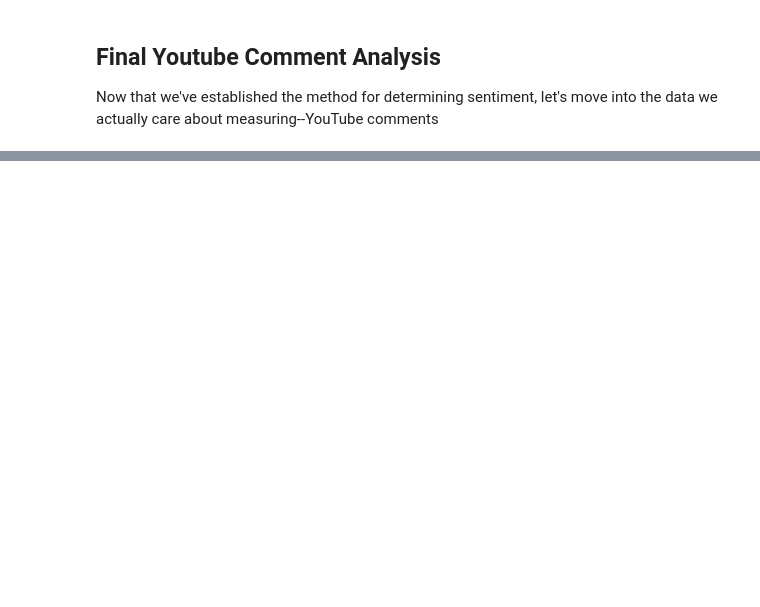
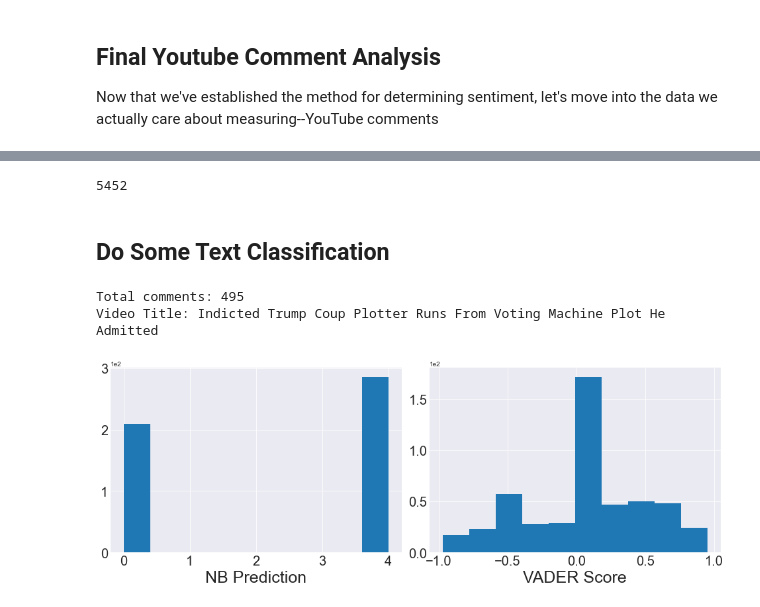
Before and after one commit to keaturner55/yt-comments-practicum, a Jupyter notebook: yt_comment_analysis.ipynb, the cells around one changed output, grey strips where cells are left out. Saved outputs shown, nothing was run; the diff lists cells and outputs as text; code cells hidden in the pictures; blank space fills up the shorter version.

Commit message:
starting comment analysis

```diff
--- a/yt_comment_analysis.ipynb
+++ b/yt_comment_analysis.ipynb
@@ -14,0 +31,4 @@ from comment_scraper import get_sql_table
+# %%
+# database path information
+DATA_DIR = 'C:\\Users\\keatu\\Regis_archive\\practicum2_data\\'
+dbname = os.path.join(DATA_DIR, "Youtube_Data_msnbc.db")
@@ -27,2 +65,8 @@ combined = comments.merge(videos, on='videoId', how="inner", suffixes=("","_vide
 top_videos = combined.groupby("videoId").aggregate({"likeCount_video":"first"}).reset_index().sort_values('likeCount_video', ascending=False).head(10)['videoId'].tolist()
 topdf = combined.loc[combined['videoId'].isin(top_videos)]
+# %%
+print(len(topdf))
+# %% [output]
+5452
+# %% [markdown]
+## Do Some Text Classification
@@ -28,0 +89,37 @@ topdf = combined.loc[combined['videoId'].isin(top_videos)]
+# %%
+# Test out on one video
+testdf= topdf.loc[topdf["videoId"]=="ZEuVKKnRbcQ"]
+print("Total comments: {}".format(len(testdf)))
+print("Video Title: {}".format(testdf['title'].unique()[0]))
+# %% [output]
+Total comments: 495
+Video Title: Indicted Trump Coup Plotter Runs From Voting Machine Plot He Admitted
+# %%
+# preprocess the text with our HashingVectorizer parameters
+input_text = testdf["textOriginal"]
+proc_text = pipeline.fit_transform(input_text)
+# %%
+testdf["nb_score"] = nb_model.predict(proc_text)
+testdf["vader_score"] = testdf["textOriginal"].apply(lambda x: sia.polarity_scores(x)['compound'])
+# %%
+# Plot compare sentiment
+fig = plt.figure(figsize = (20,5))
+
+ax1 = fig.add_subplot(131)
+ax1.set_xlabel("NB Prediction", size = 25)
+ax1.hist(testdf["nb_score"])
+
+ax2 = fig.add_subplot(132)
+ax2.hist(testdf['vader_score'])
+ax2.set_xlabel("VADER Score", size = 25)
+
+for ax in (ax1,ax2):
+    ax.tick_params(axis='x', labelsize= 20)
+    ax.tick_params(axis='y', labelsize= 20)
+    ax.ticklabel_format(axis='y', style='sci', scilimits=(0,0))
+    ax.spines['right'].set_visible(False)
+    ax.spines['top'].set_visible(False)
+
+plt.tight_layout()
+# %% [output]
+[figure, added]
```
Also changed, not shown: parts of 22 cells of this notebook, 4 other files.
